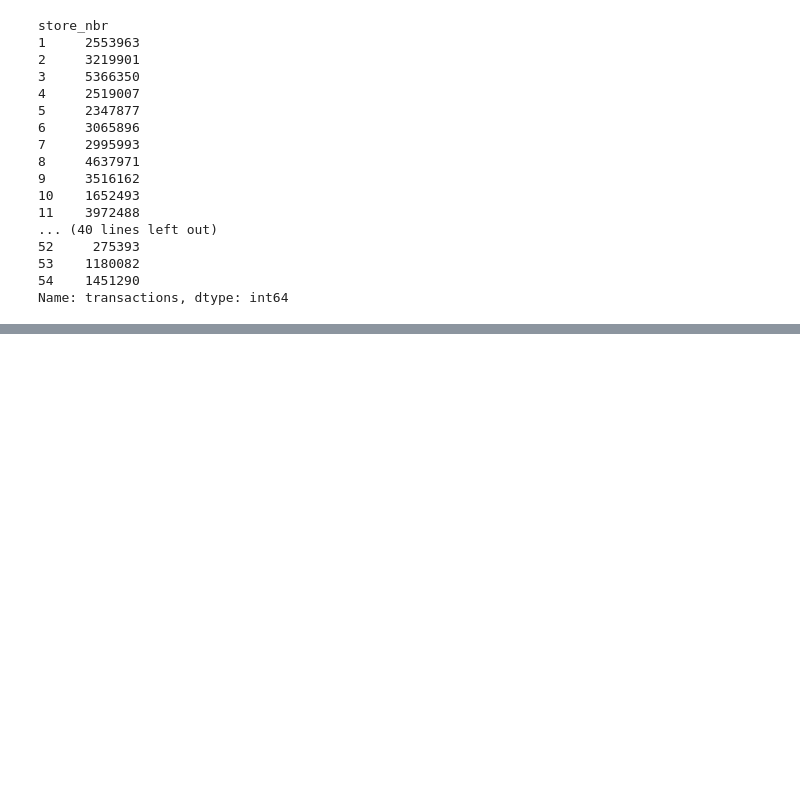
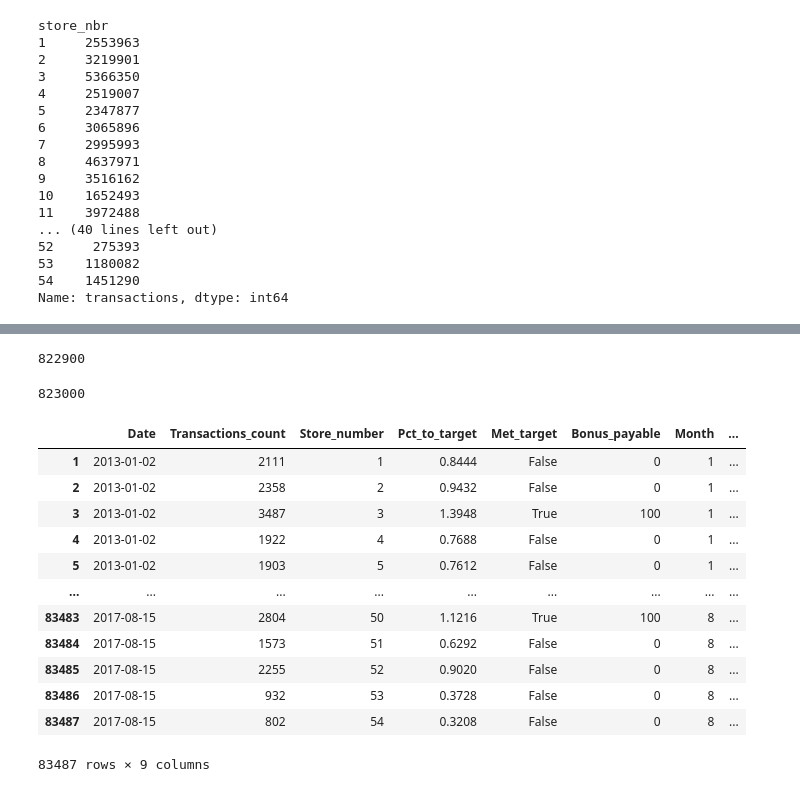
Before and after one commit to jakub-malerek/python-concepts, a Jupyter notebook: pandas_notebooks/pandas_dataframe_basics.ipynb, the cells around one changed output, grey strips where cells are left out. Saved outputs shown, nothing was run; the diff lists cells and outputs as text; code cells hidden in the pictures; blank space fills up the shorter version.

Commit message:
dataframe initial commit

```diff
--- a/pandas_notebooks/pandas_dataframe_basics.ipynb
+++ b/pandas_notebooks/pandas_dataframe_basics.ipynb
@@ -426,0 +471,4 @@ df.sort_index(axis=1, ascending=False)
+# %%
+df["pct_to_target"] = df["Transactions_count"]/2500
+df["met_target"] = df["pct_to_target"] >= 1
+df["bonus_payable"] = df["met_target"].map({True:100,False:0})
@@ -426,0 +488,5 @@ df.sort_index(axis=1, ascending=False)
+# %%
+df["month"] = df["Date"].str[5:7].astype(int)  # Converts "01" to 1, "02" to 2, etc.
+df["day"] = df["Date"].str[8:10].astype(int)   # Converts "01" to 1, "02" to 2, etcc
+# %%
+df.drop(columns="day",inplace=True)
@@ -426,0 +523,34 @@ df.sort_index(axis=1, ascending=False)
+# %%
+con = [
+    pd.to_datetime(df["Date"]).dt.month == 12,
+    (pd.to_datetime(df["Date"]).dt.month == 5) &  (pd.to_datetime(df["Date"]).dt.day_of_week == 6),
+    (pd.to_datetime(df["Date"]).dt.month == 7) &  (pd.to_datetime(df["Date"]).dt.day_of_week == 0)
+]
+values = [
+    "Holiday Bonus", "Corporate Month", "Summer Special"
+]
+df["seasonal_bonus"] = pd.Series(np.select(con,values,default=None))
+# %%
+df.loc[(~df["seasonal_bonus"].isna())].shape[0]*100
+# %% [output]
+822900
+# %%
+df["seasonal_bonus"].value_counts(dropna=False).iloc[1:].sum()*100
+# %% [output]
+823000
+# %%
+df
+# %% [output]
+|  | Date | Transactions_count | Store_number | Pct_to_target | Met_target | Bonus_payable | Month | ... |
+| 1 | 2013-01-02 | 2111 | 1 | 0.8444 | False | 0 | 1 | ... |
+| 2 | 2013-01-02 | 2358 | 2 | 0.9432 | False | 0 | 1 | ... |
+| 3 | 2013-01-02 | 3487 | 3 | 1.3948 | True | 100 | 1 | ... |
+| 4 | 2013-01-02 | 1922 | 4 | 0.7688 | False | 0 | 1 | ... |
+| 5 | 2013-01-02 | 1903 | 5 | 0.7612 | False | 0 | 1 | ... |
+| ... | ... | ... | ... | ... | ... | ... | ... | ... |
+| 83483 | 2017-08-15 | 2804 | 50 | 1.1216 | True | 100 | 8 | ... |
+| 83484 | 2017-08-15 | 1573 | 51 | 0.6292 | False | 0 | 8 | ... |
+| 83485 | 2017-08-15 | 2255 | 52 | 0.9020 | False | 0 | 8 | ... |
+| 83486 | 2017-08-15 | 932 | 53 | 0.3728 | False | 0 | 8 | ... |
+| 83487 | 2017-08-15 | 802 | 54 | 0.3208 | False | 0 | 8 | ... |
+83487 rows × 9 columns
```
Also changed, not shown: parts of 40 cells of this notebook, 1 other file.
